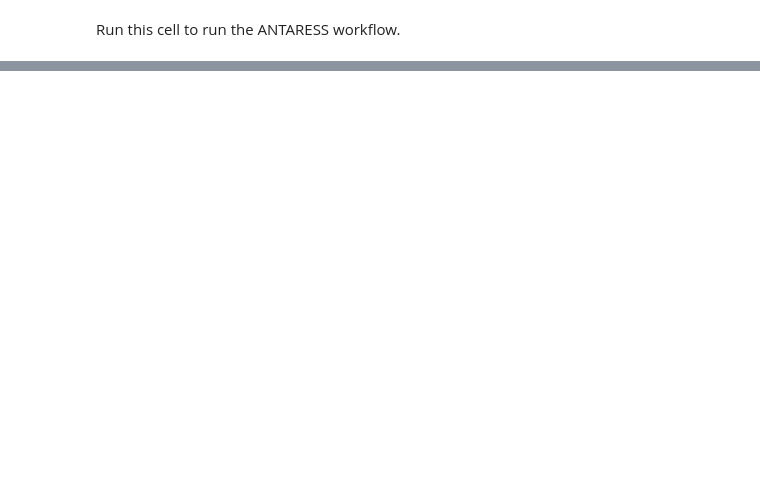
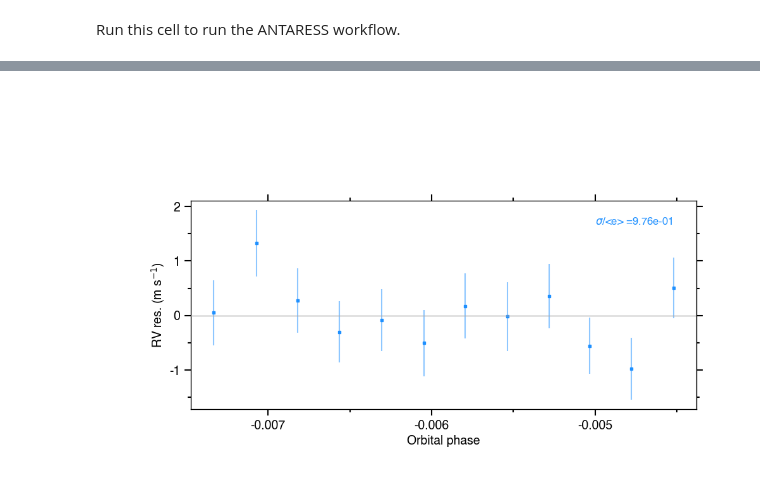
Before and after one commit to wangxianyu7/ANTARESS, a Jupyter notebook: Notebooks/ANTARESS_nbook_detrending.ipynb, the cells around one changed output, grey strips where cells are left out. Saved outputs shown, nothing was run; the diff lists cells and outputs as text; code cells hidden in the pictures; blank space fills up the shorter version.

```diff
--- a/Notebooks/ANTARESS_nbook_detrending.ipynb
+++ b/Notebooks/ANTARESS_nbook_detrending.ipynb
@@ -138 +166,5 @@ Image(filename = input_nbook['plot_path']+'DI_prop/rv_res_phase.png')
+# %%
+Image(filename = input_nbook['plot_path']+'DI_prop/rv_res_'+input_nbook['plots']['prop_DI_rv_res']['prop_DI_absc']+'.png')
+# %% [output]
+[figure, added]
 # %%
```
Also changed, not shown: parts of 28 cells of this notebook, 10 other files.
